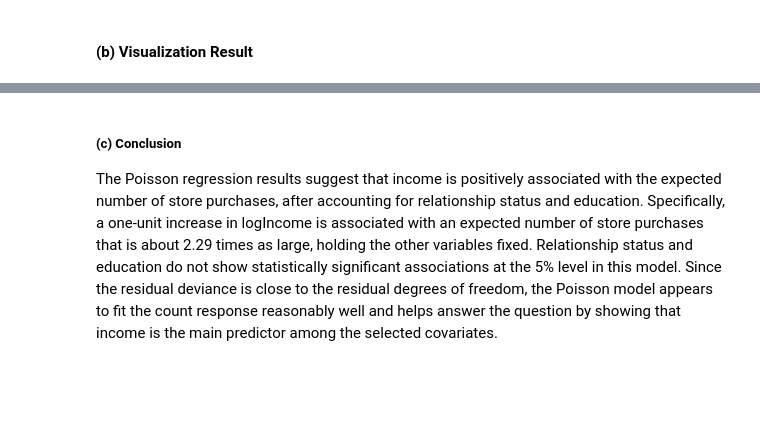
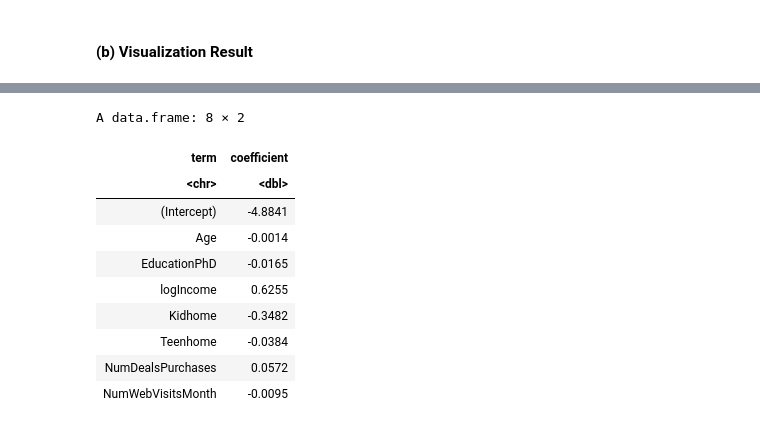
Before and after one commit to drrnaxl/STAT-301-Project, a Jupyter notebook: Final.ipynb, the cells around one changed output, grey strips where cells are left out. Saved outputs shown, nothing was run; the diff lists cells and outputs as text; code cells hidden in the pictures; blank space fills up the shorter version.

```diff
--- a/Final.ipynb
+++ b/Final.ipynb
@@ -349,4 +316,15 @@ A tibble: 7 × 5
-# %% [markdown]
-##### (c) Conclusion
-
-The Poisson regression results suggest that income is positively associated with the expected number of store purchases, after accounting for relationship status and education. Specifically, a one-unit increase in logIncome is associated with an expected number of store purchases that is about 2.29 times as large, holding the other variables fixed. Relationship status and education do not show statistically significant associations at the 5% level in this model. Since the residual deviance is close to the residual degrees of freedom, the Poisson model appears to fit the count response reasonably well and helps answer the question by showing that income is the main predictor among the selected covariates.
+# %%
+selected_table |>
+  mutate(coefficient = round(coefficient, 4))
+# %% [output]
+A data.frame: 8 × 2
+| term | coefficient |
+| <chr> | <dbl> |
+| (Intercept) | -4.8841 |
+| Age | -0.0014 |
+| EducationPhD | -0.0165 |
+| logIncome | 0.6255 |
+| Kidhome | -0.3482 |
+| Teenhome | -0.0384 |
+| NumDealsPurchases | 0.0572 |
+| NumWebVisitsMonth | -0.0095 |
```
Also changed, not shown: parts of 17 cells of this notebook.
